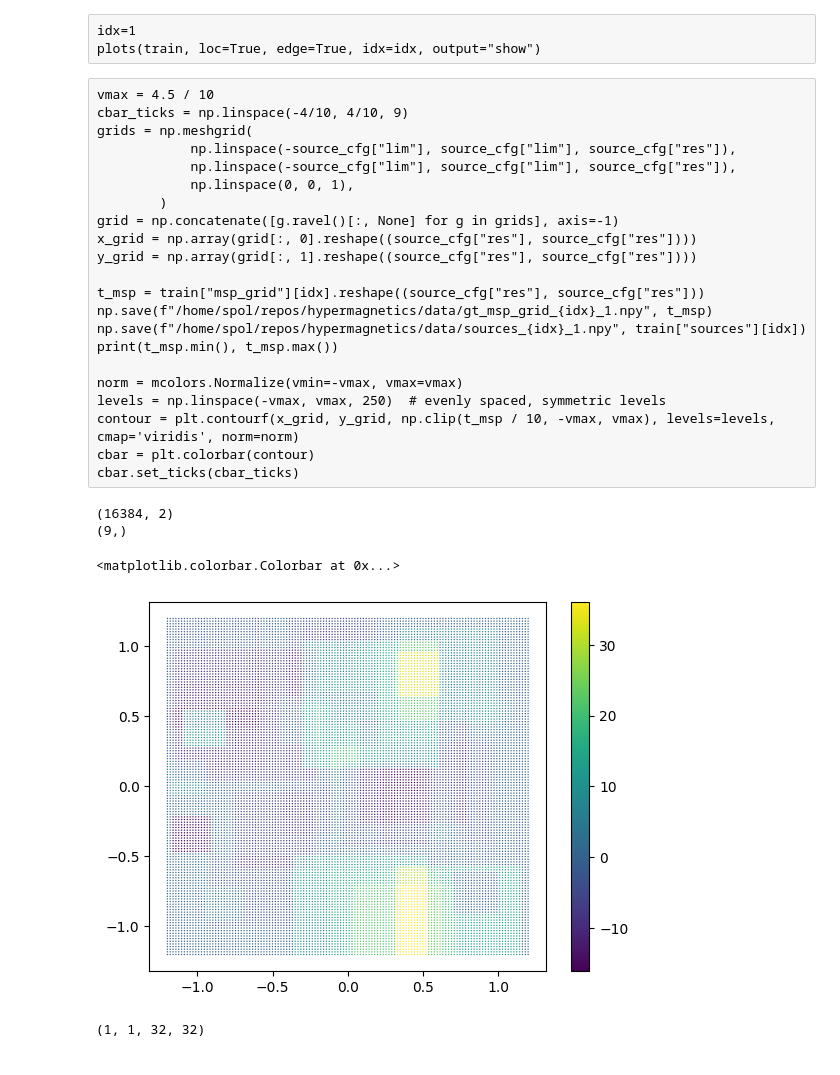
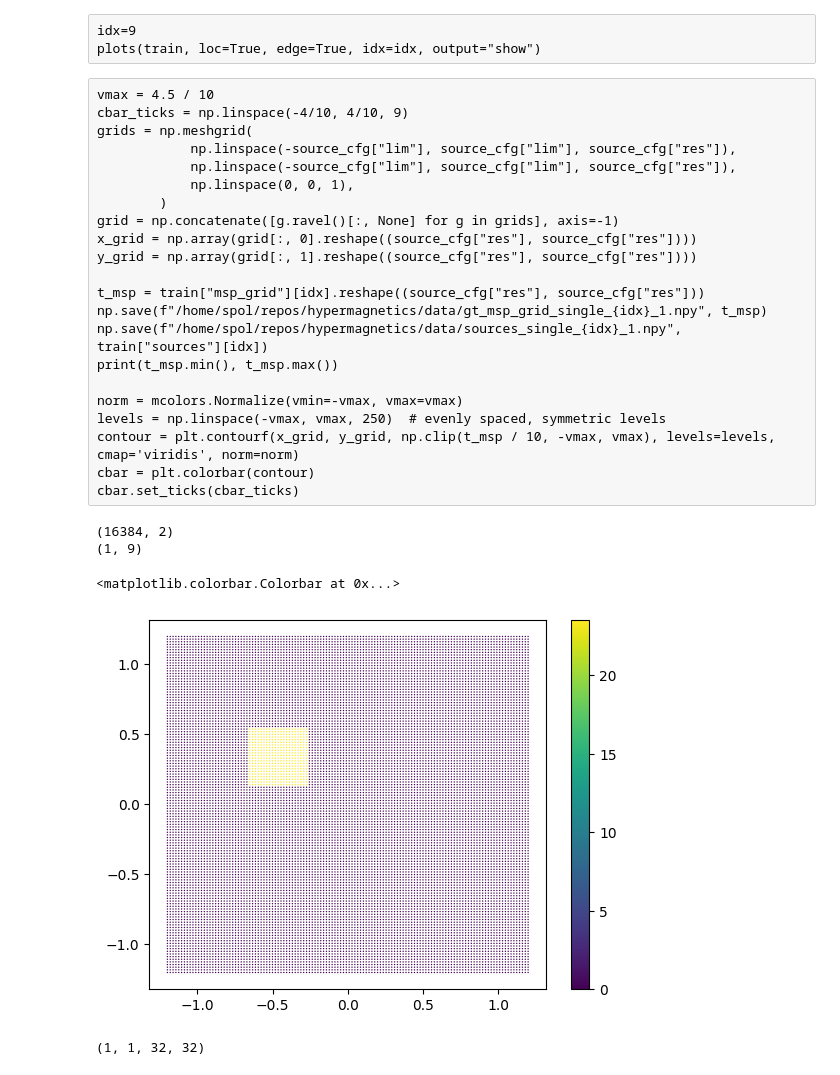
Before and after one commit to cmt-dtu-energy/hypermagnetics, a Jupyter notebook: nbs/fno_Fig6.ipynb, the cells around one changed output. Drawn from its saved outputs; the diff is of its cells as text; code cells hidden in the pictures.

```diff
--- a/nbs/fno_Fig6.ipynb
+++ b/nbs/fno_Fig6.ipynb
@@ -13,3 +1,14 @@ qt = False
+# %%
+from pathlib import Path
+import numpy as np
+import matplotlib.pyplot as plt
+import matplotlib.colors as mcolors
+import torch
+from neuralop.models import FNO
+
+# from hypermagnetics import plots
+# from hypermagnetics.sources import read_db, configure
+file_ext = "single"
 # %% [raw]
 source_cfg = {
     "shape": "prism",
@@ -27,7 +26,7 @@ source_cfg = {
 }
 train = configure(**source_cfg)
 # %% [raw]
-idx=1
+idx=9
 plots(train, loc=True, edge=True, idx=idx, output="show")
 # %% [raw]
 vmax = 4.5 / 10
@@ -42,8 +41,8 @@ x_grid = np.array(grid[:, 0].reshape((source_cfg["res"], source_cfg["res"])))
 y_grid = np.array(grid[:, 1].reshape((source_cfg["res"], source_cfg["res"])))
 
 t_msp = train["msp_grid"][idx].reshape((source_cfg["res"], source_cfg["res"]))
-np.save(f"/home/spol/repos/hypermagnetics/data/gt_msp_grid_{idx}_1.npy", t_msp)
-np.save(f"/home/spol/repos/hypermagnetics/data/sources_{idx}_1.npy", train["sources"][idx])
+np.save(f"/home/spol/repos/hypermagnetics/data/gt_msp_grid_single_{idx}_1.npy", t_msp)
+np.save(f"/home/spol/repos/hypermagnetics/data/sources_single_{idx}_1.npy", train["sources"][idx])
 print(t_msp.min(), t_msp.max())
 
 norm = mcolors.Normalize(vmin=-vmax, vmax=vmax)
@@ -92,40 +91,42 @@ def fno_input_converter(
     return input_data
 # %%
 datapath = Path("/home/spol/repos/hypermagnetics/data")
-if qt:
-    sources = np.load(datapath / "sources_qt_0_1.npy")
-    t_msp = np.load(datapath / "gt_msp_grid_qt_0_1.npy")
+if file_ext == "single":
+    sources = np.load(datapath / f"sources_{file_ext}_9_2.npy")
+    t_msp = np.load(datapath / f"gt_msp_grid_{file_ext}_9_2.npy")
+elif file_ext == "qt":
+    sources = np.load(datapath / f"sources_{file_ext}_0_1.npy")
+    t_msp = np.load(datapath / f"gt_msp_grid_{file_ext}_0_1.npy")
 else:
     sources = np.load(datapath / "sources_1_1.npy")
     t_msp = np.load(datapath / "gt_msp_grid_1_1.npy")
 
 res = 128
 batch = 200
 res_out = 128 // 4
 lim = 1.2
-idx = 1
 
 # Check fno function
 input = fno_input_converter(sources, shape="prism", res=res, lim=1.2)
 print(input.shape)
 grids = np.meshgrid(
             np.linspace(-lim, lim, res),
             np.linspace(-lim, lim, res),
             np.linspace(0, 0, 1),
         )
 grid = np.concatenate([g.ravel()[:, None] for g in grids], axis=-1)
 x_grid = np.array(grid[:, 0].reshape((res, res)))
 y_grid = np.array(grid[:, 1].reshape((res, res)))
 
 # Plot example
-print(sources[idx].shape)
+print(sources.shape)
 contour = plt.scatter(x_grid, y_grid, c=input[..., 0].reshape((res, res)), cmap='viridis', s=1, edgecolors='none')
 plt.colorbar(contour)
 # %% [output]
 (16384, 2)
-(9,)
+(1, 9)
 <matplotlib.colorbar.Colorbar at 0x...>
-[figure, old version]
+[figure, new version]
 # %%
 modelpath = Path("/home/spol/repos/hypermagnetics/models/fno")
 modelname = "fno_large_m_128_1M"
```
Also changed, not shown: parts of 4 cells of this notebook.
